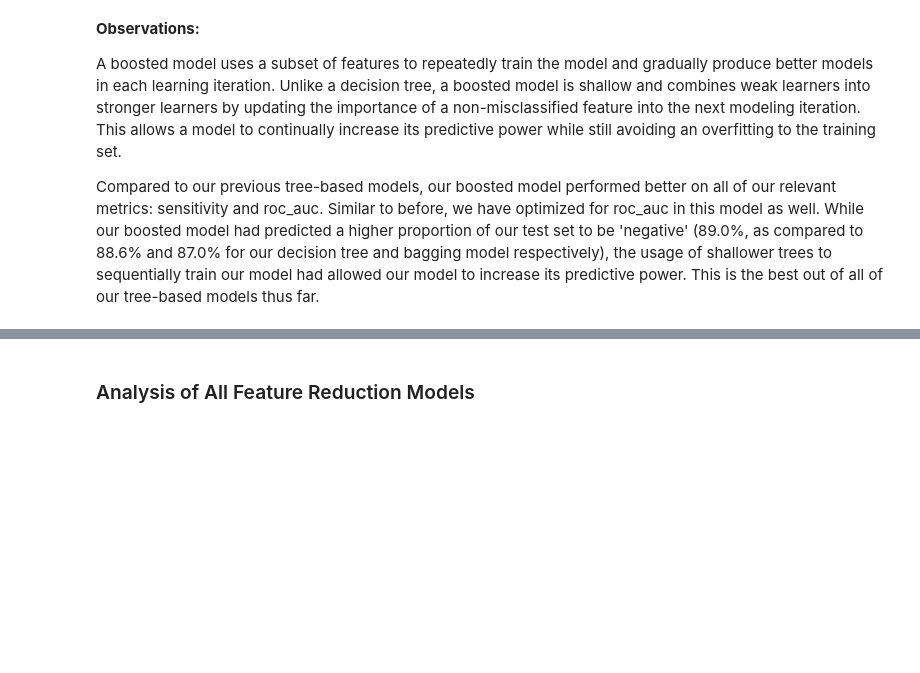
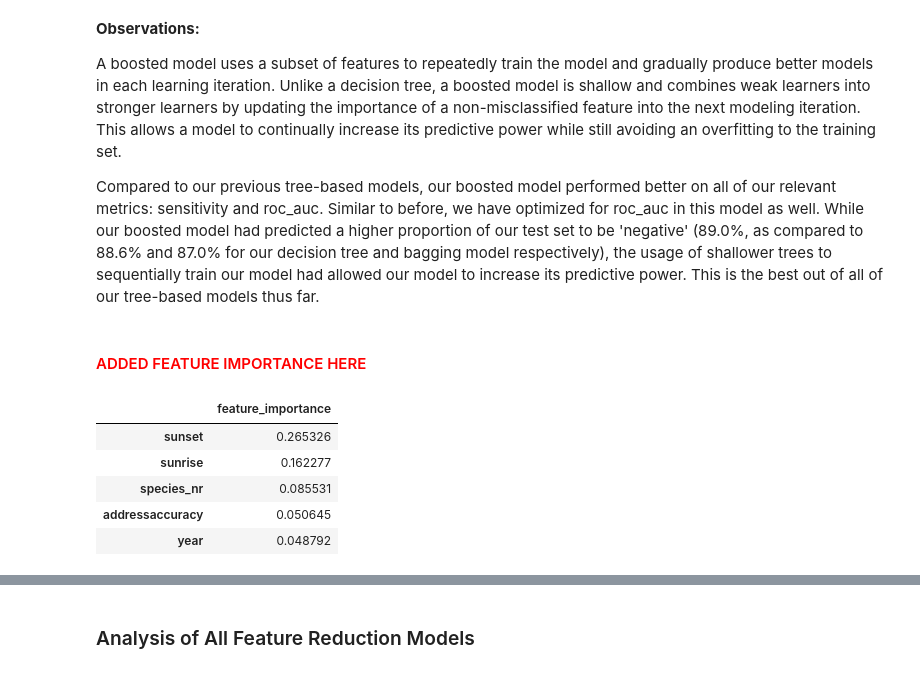
Before and after one commit to edwardtjoe/west-nile-virus, a Jupyter notebook: combined/Ed Modeling Final.ipynb, the cells around one changed output, grey strips where cells are left out. Drawn from its saved outputs; the diff is of its cells as text; code cells hidden in the pictures; blank space fills up the shorter version.

```diff
--- a/combined/Ed Modeling Final.ipynb
+++ b/combined/Ed Modeling Final.ipynb
@@ -830,3 +830,16 @@ Process took 0.1 minutes
 A boosted model uses a subset of features to repeatedly train the model and gradually produce better models in each learning iteration. Unlike a decision tree, a boosted model is shallow and combines weak learners into stronger learners by updating the importance of a non-misclassified feature into the next modeling iteration. This allows a model to continually increase its predictive power while still avoiding an overfitting to the training set.
 
 Compared to our previous tree-based models, our boosted model performed better on all of our relevant metrics: sensitivity and roc_auc. Similar to before, we have optimized for roc_auc in this model as well. While our boosted model had predicted a higher proportion of our test set to be 'negative' (89.0%, as compared to 88.6% and 87.0% for our decision tree and bagging model respectively), the usage of shallower trees to sequentially train our model had allowed our model to increase its predictive power. This is the best out of all of our tree-based models thus far.
+# %% [markdown]
+#### <font color=red> ADDED FEATURE IMPORTANCE HERE</font>
+# %%
+xgb_feat_impt = pd.DataFrame(gs_ss_smote_xgb.best_estimator_['xgb'].feature_importances_, index=kaggle_X.columns)
+xgb_feat_impt.rename(columns={0: 'feature_importance'}, inplace=True)
+xgb_feat_impt.sort_values(by='feature_importance', ascending=False).head()
+# %% [output]
+|  | feature_importance |
+| sunset | 0.265326 |
+| sunrise | 0.162277 |
+| species_nr | 0.085531 |
+| addressaccuracy | 0.050645 |
+| year | 0.048792 |
```
Also changed, not shown: parts of 6 cells of this notebook, 4 other files.
